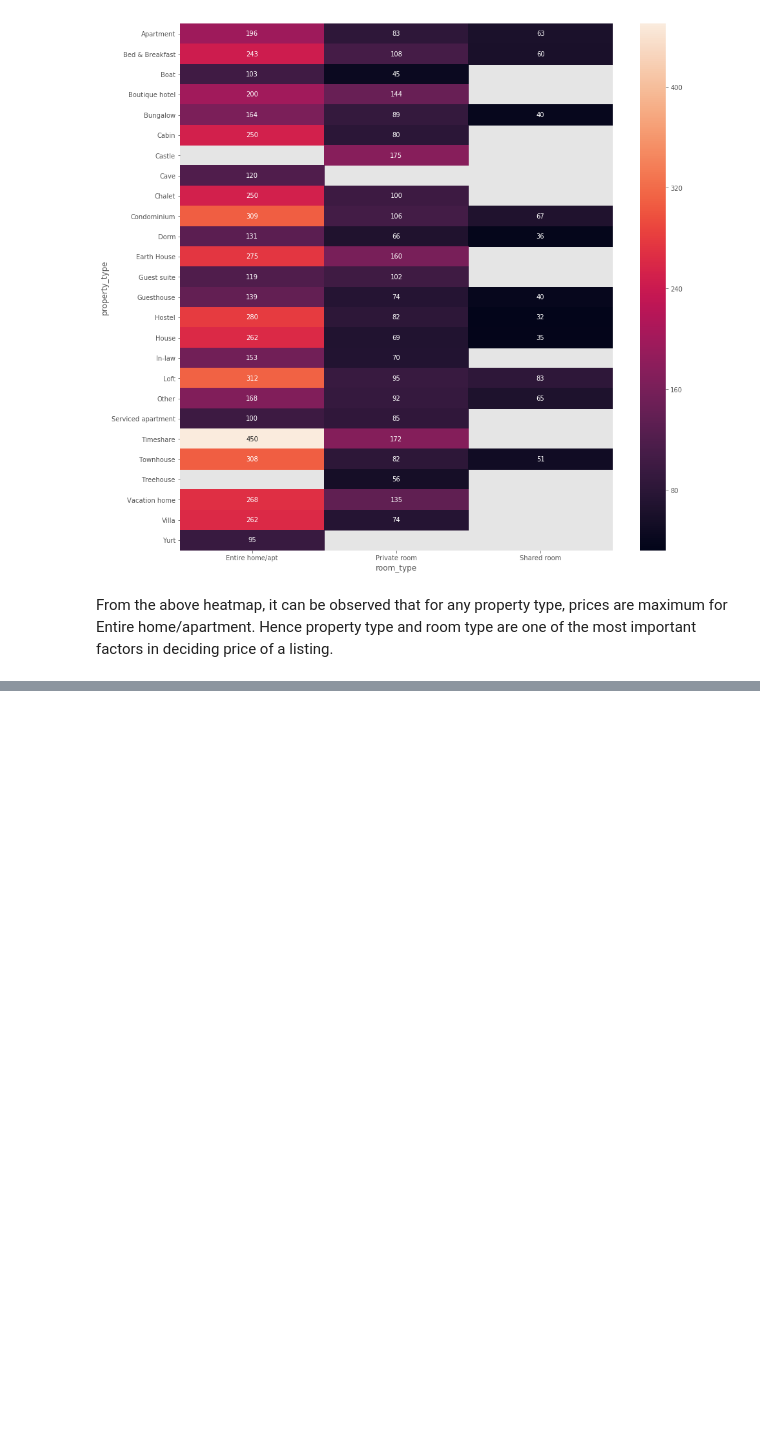
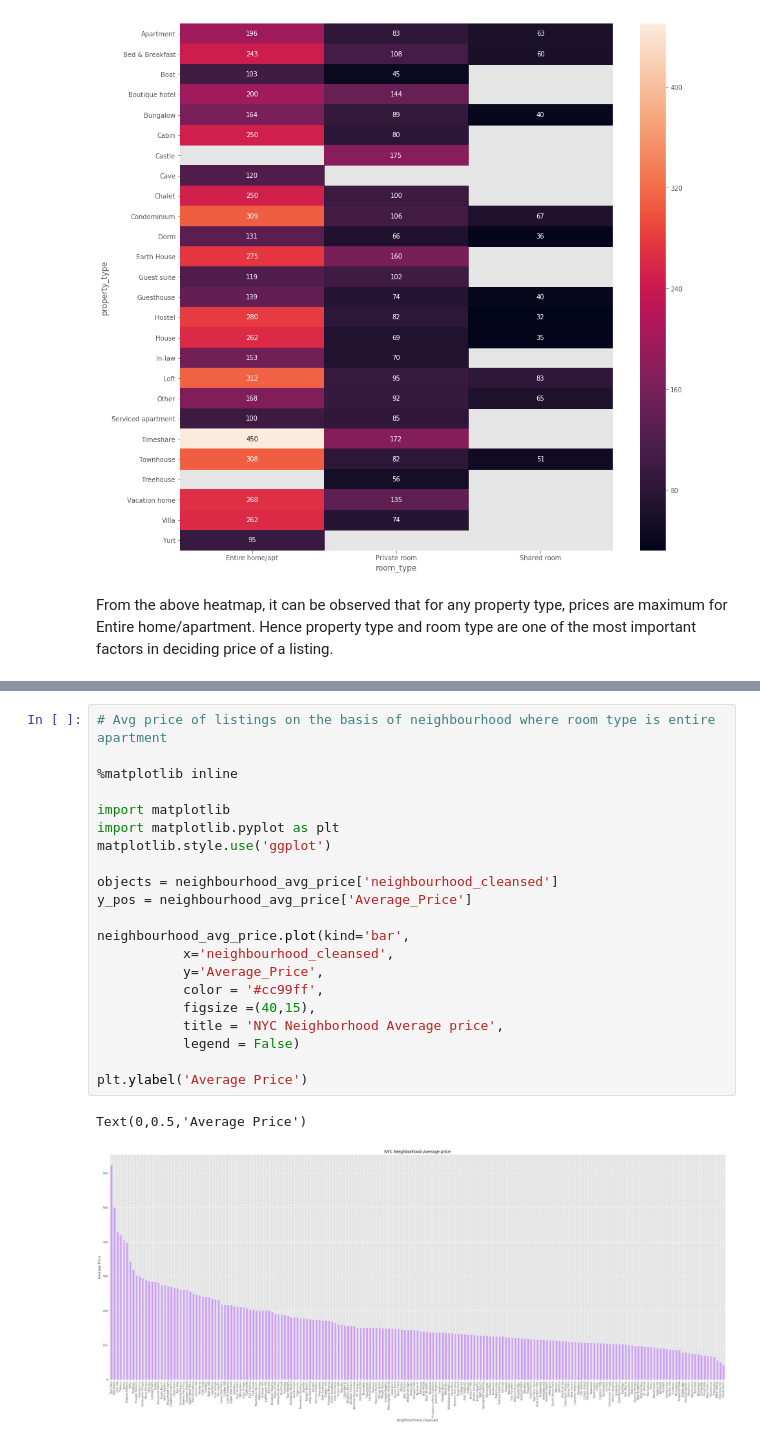
Before and after one commit to ManvithaC/AirBnB-listing-Recommender, a Jupyter notebook: listing_details_analysis.ipynb, the cells around one changed output, grey strips where cells are left out. Cells and saved outputs as stored; diff of their text form; blank space fills up the shorter version.

```diff
--- a/listing_details_analysis.ipynb
+++ b/listing_details_analysis.ipynb
@@ -121,0 +198,24 @@ From the above heatmap, it can be observed that for any property type, prices ar
+# %%
+# Avg price of listings on the basis of neighbourhood where room type is entire apartment
+
+%matplotlib inline
+
+import matplotlib
+import matplotlib.pyplot as plt
+matplotlib.style.use('ggplot')
+
+objects = neighbourhood_avg_price['neighbourhood_cleansed']
+y_pos = neighbourhood_avg_price['Average_Price']
+
+neighbourhood_avg_price.plot(kind='bar',
+           x='neighbourhood_cleansed',
+           y='Average_Price',
+           color = '#cc99ff',
+           figsize =(40,15),
+           title = 'NYC Neighborhood Average price',
+           legend = False)
+
+plt.ylabel('Average Price')
+# %% [output]
+Text(0,0.5,'Average Price')
+[figure, added]
```
Also changed, not shown: parts of 7 cells of this notebook.
